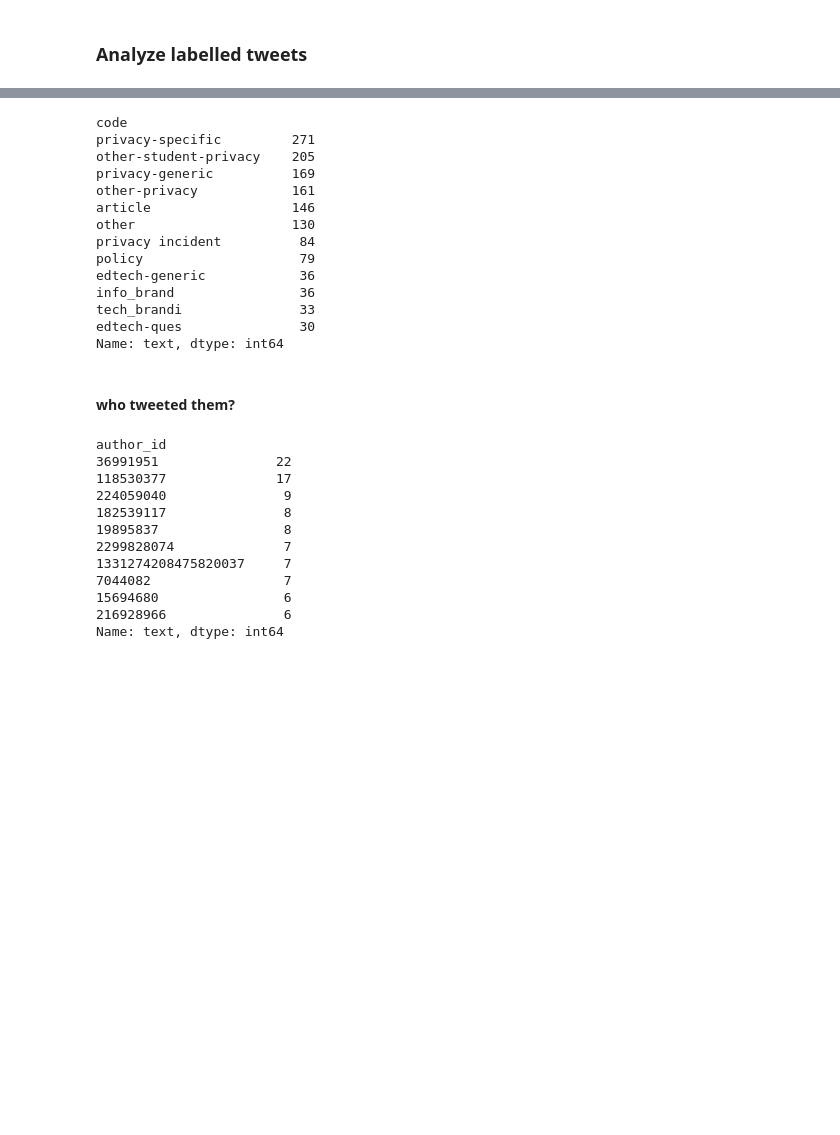
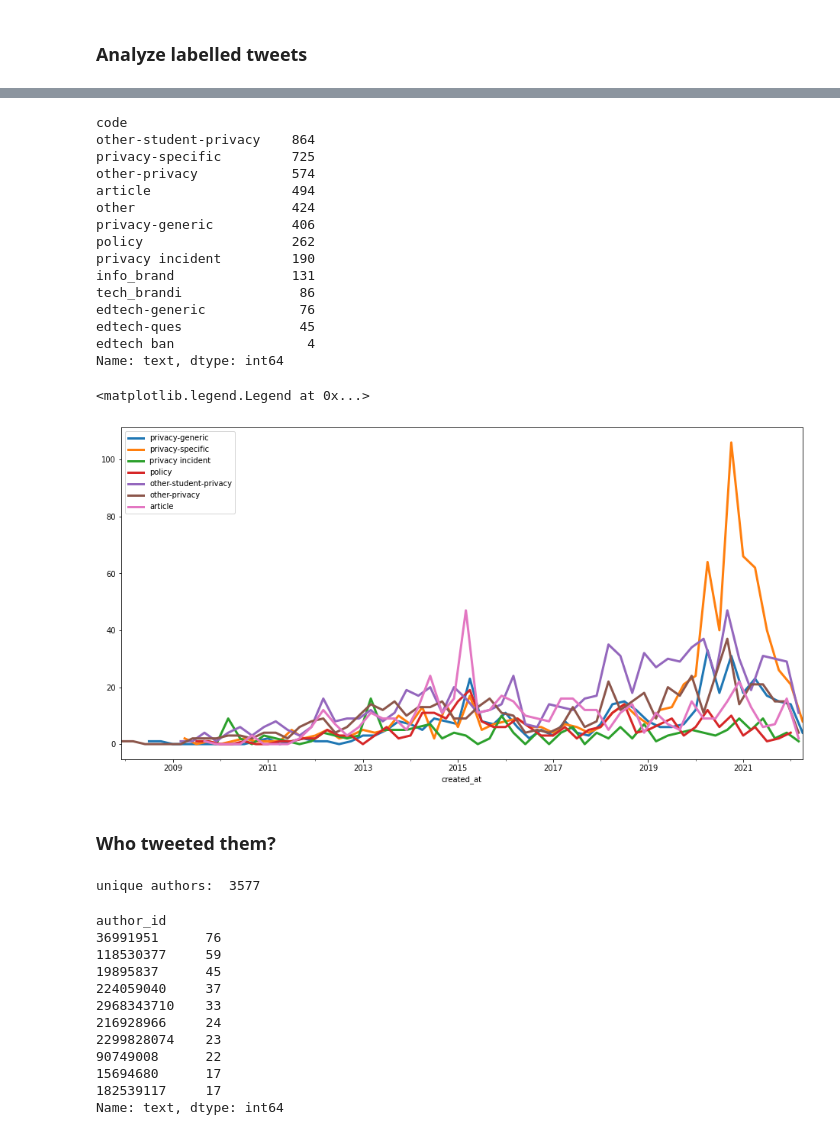
Before and after one commit to rakib062/edtech-scrape, a Jupyter notebook: sec-priv-tweets.ipynb, the cells around one changed output, grey strips where cells are left out. Cells and saved outputs as stored; diff of their text form; code cells hidden in the pictures; blank space fills up the shorter version.

```diff
--- a/sec-priv-tweets.ipynb
+++ b/sec-priv-tweets.ipynb
@@ -628,0 +435,4 @@ labled_df.shape
+# %%
+labled_df = pd.read_pickle('all-sec-priv-labeled-tweets.pkl')
+print(labled_df.shape)
+labled_df.head(2)
@@ -629,38 +455,46 @@ labled_df.shape
 # %%
-df=df.loc[labled_df.index]
-df['code']=labled_df.Code1
-
-df.groupby('code').text.count().sort_values(ascending=False)
+labled_df.groupby('code').text.count().sort_values(ascending=False)
 # %% [output]
 code
-privacy-specific         271
-other-student-privacy    205
-privacy-generic          169
-other-privacy            161
-article                  146
-other                    130
-privacy incident          84
-policy                    79
-edtech-generic            36
-info_brand                36
-tech_brandi               33
-edtech-ques               30
+other-student-privacy    864
+privacy-specific         725
+other-privacy            574
+article                  494
+other                    424
+privacy-generic          406
+policy                   262
+privacy incident         190
+info_brand               131
+tech_brandi               86
+edtech-generic            76
+edtech-ques               45
+edtech ban                 4
 Name: text, dtype: int64
+# %%
+for code in ['privacy-generic', 'privacy-specific', 'privacy incident', 'policy', 'other-student-privacy', 'other-privacy', 'article']:
+    labled_df[labled_df.code==code].reset_index().set_index('created_at').groupby(pd.Grouper(freq='3M')).text.count().plot(label=code, linewidth=3, figsize=(16,8))
+plt.legend()
+# %% [output]
+<matplotlib.legend.Legend at 0x...>
+[figure, added]
 # %% [markdown]
-#### who tweeted them?
+### Who tweeted them?
 # %%
-df.groupby(['author_id']).text.count().sort_values(ascending=False).head(10)
+'''Were a few people overly representitive?'''
+print('unique authors: ', len(labled_df.author_id.unique()))
+labled_df.groupby(['author_id']).text.count().sort_values(ascending=False).head(10)
 # %% [output]
-author_id
-36991951               22
-118530377              17
-224059040               9
-182539117               8
-19895837                8
-2299828074              7
-1331274208475820037     7
-7044082                 7
-15694680                6
-216928966               6
-Name: text, dtype: int64
+unique authors:  3577
+author_id
+36991951      76
+118530377     59
+19895837      45
+224059040     37
+2968343710    33
+216928966     24
+2299828074    23
+90749008      22
+15694680      17
+182539117     17
+Name: text, dtype: int64
 # %%
```
Also changed, not shown: parts of 62 cells of this notebook, 5 other files.
